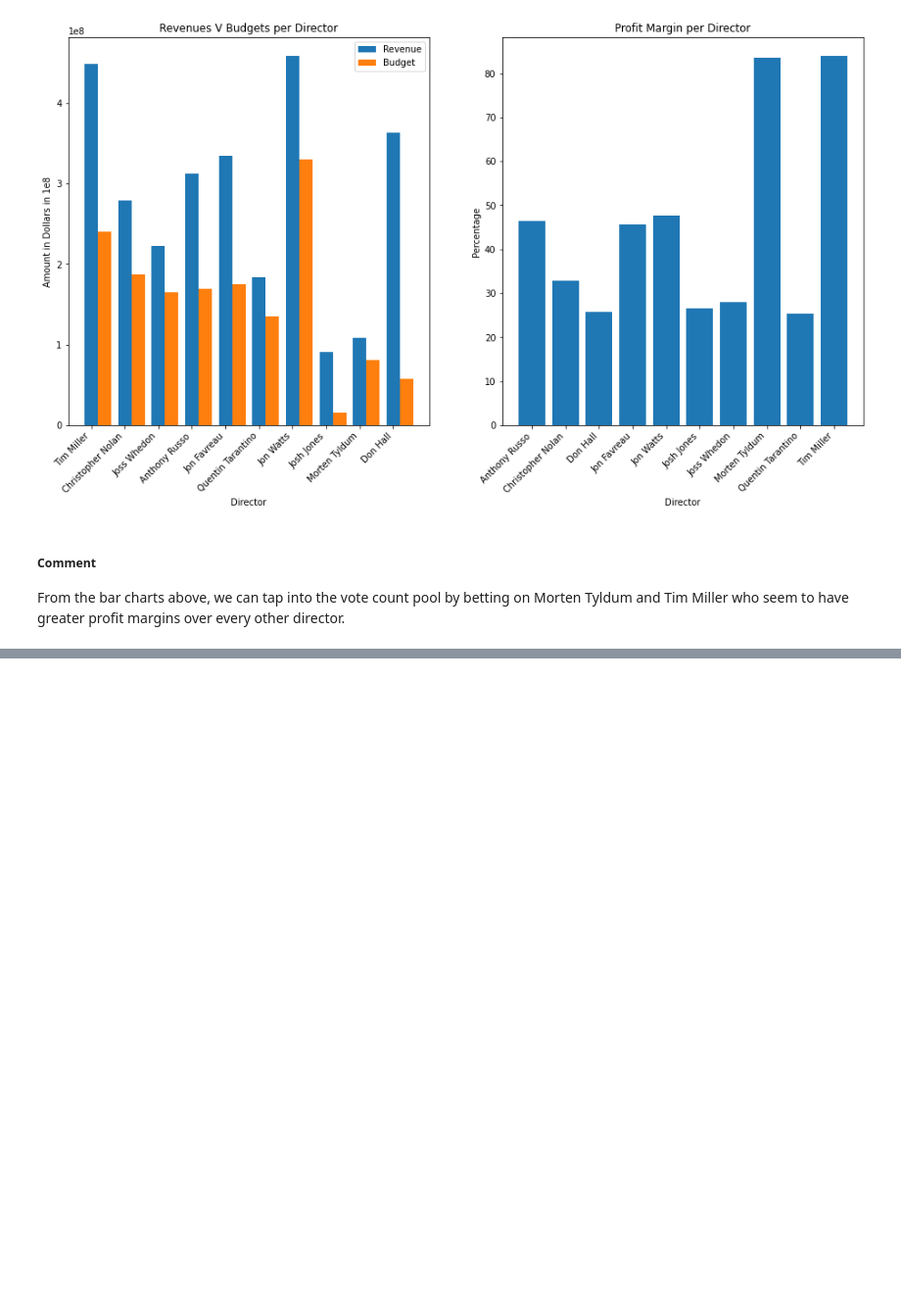
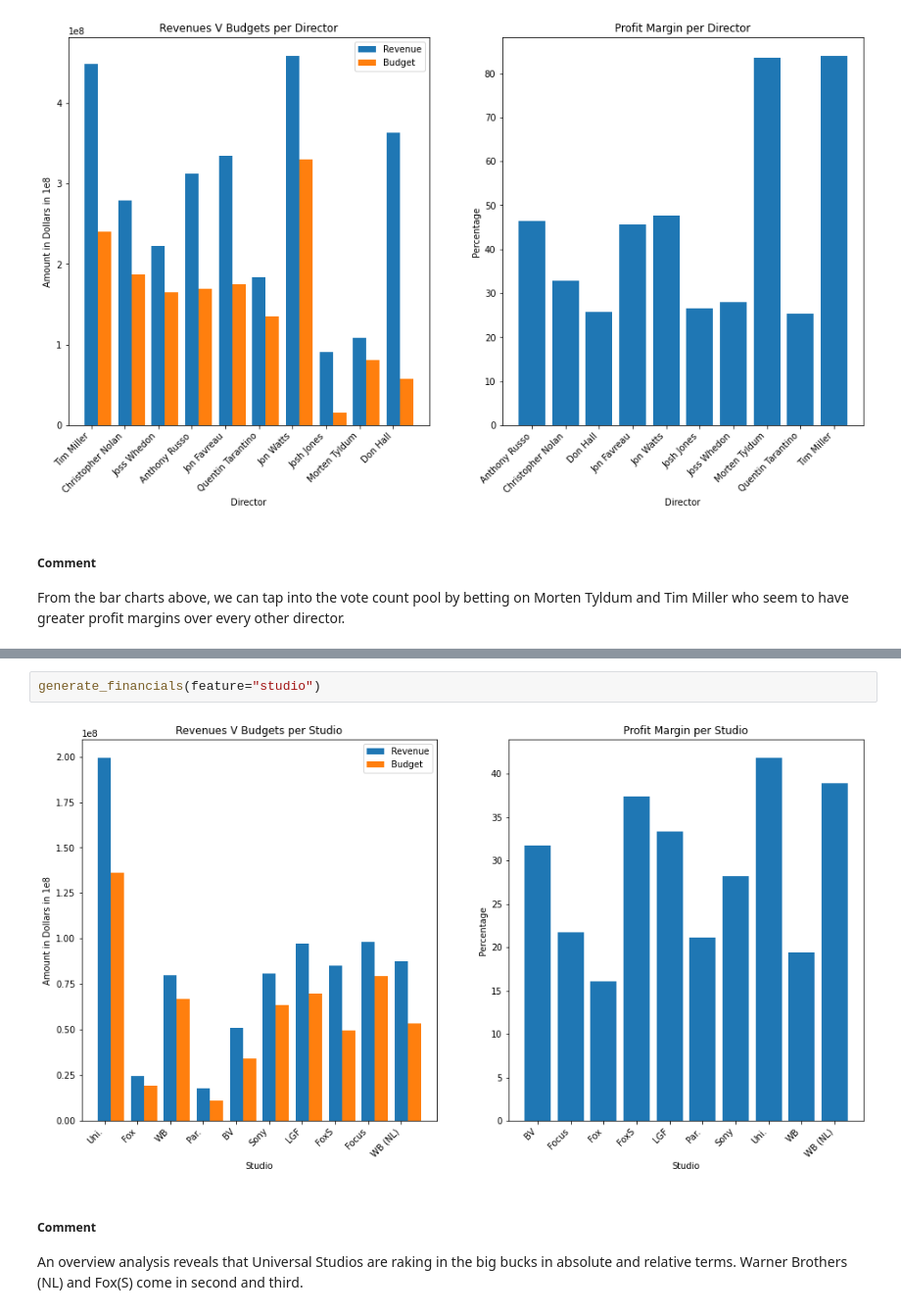
Before and after one commit to ggeorgekkariuki/Microsoft-Movie-Analysis, a Jupyter notebook: student.ipynb, the cells around one changed output, grey strips where cells are left out. Shown at 98% size. Drawn from its saved outputs; the diff is of its cells as text; blank space fills up the shorter version.

```diff
--- a/student.ipynb
+++ b/student.ipynb
@@ -770,0 +789,7 @@ From the bar charts above, we can tap into the vote count pool by betting on Mor
+# %%
+generate_financials(feature="studio")
+# %% [output]
+[figure, added]
+# %% [markdown]
+##### Comment
+An overview analysis reveals that Universal Studios are raking in the big bucks in absolute and relative terms. Warner Brothers (NL) and Fox(S) come in second and third.
```
Also changed, not shown: parts of 4 cells of this notebook.
